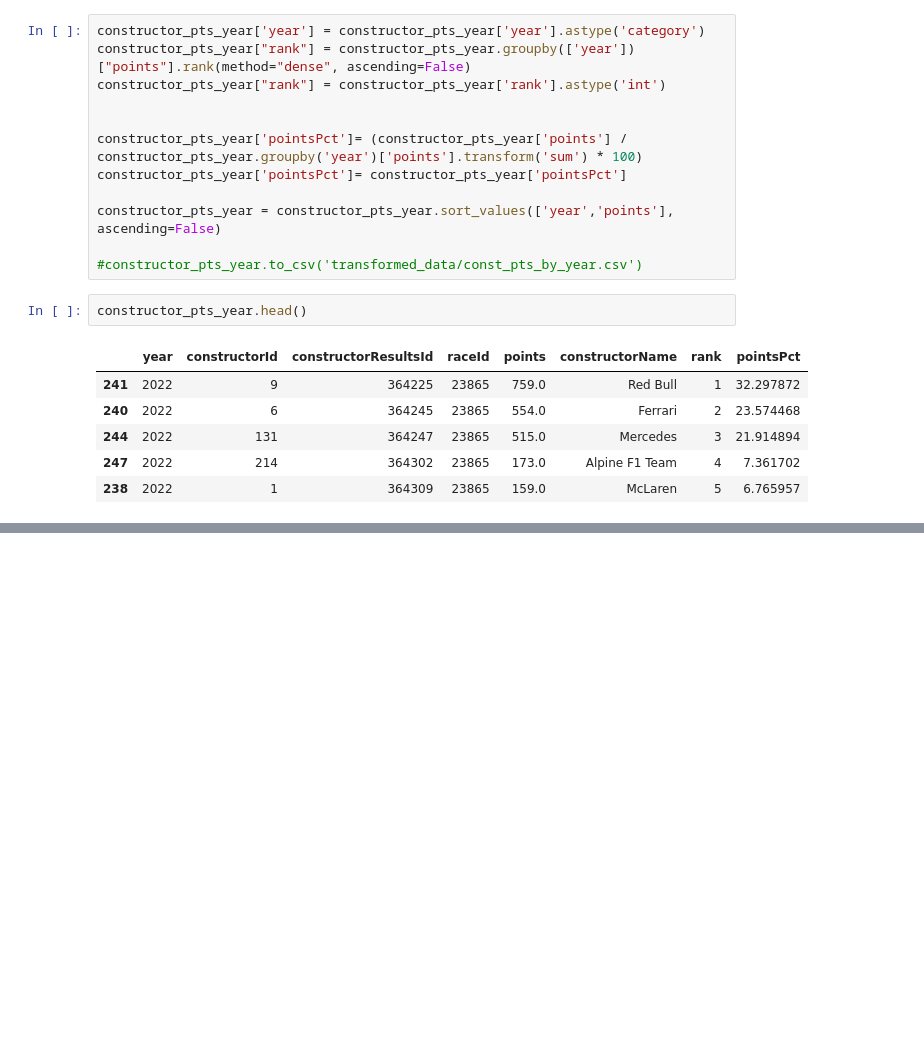
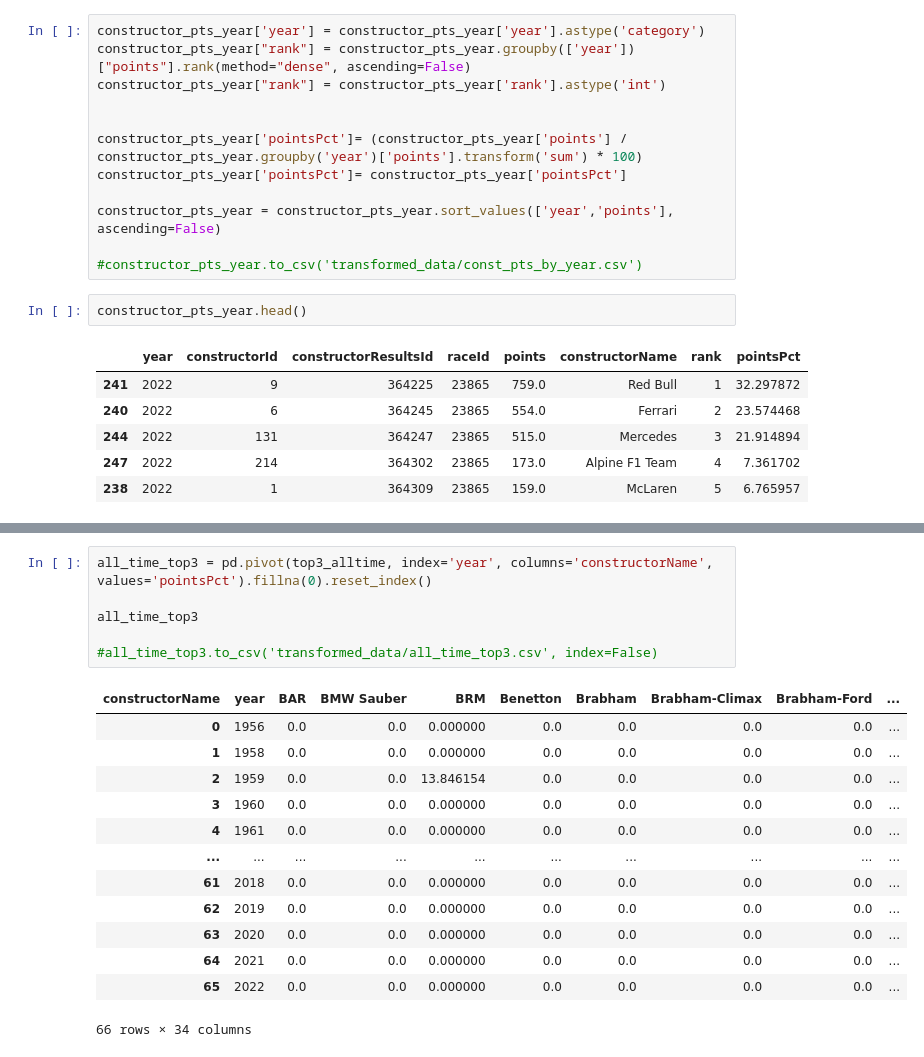
Before and after one commit to FarhatAdam/f1_pt_distribution, a Jupyter notebook: constructor_formatting.ipynb, the cells around one changed output, grey strips where cells are left out. Saved outputs shown, nothing was run; the diff lists cells and outputs as text; blank space fills up the shorter version.

```diff
--- a/constructor_formatting.ipynb
+++ b/constructor_formatting.ipynb
@@ -203,0 +294,20 @@ YNPct = constructor_pts_year['year','constructorName','pointsPct']
+# %%
+all_time_top3 = pd.pivot(top3_alltime, index='year', columns='constructorName', values='pointsPct').fillna(0).reset_index()
+
+all_time_top3
+
+#all_time_top3.to_csv('transformed_data/all_time_top3.csv', index=False)
+# %% [output]
+| constructorName | year | BAR | BMW Sauber | BRM | Benetton | Brabham | Brabham-Climax | Brabham-Ford | ... |
+| 0 | 1956 | 0.0 | 0.0 | 0.000000 | 0.0 | 0.0 | 0.0 | 0.0 | ... |
+| 1 | 1958 | 0.0 | 0.0 | 0.000000 | 0.0 | 0.0 | 0.0 | 0.0 | ... |
+| 2 | 1959 | 0.0 | 0.0 | 13.846154 | 0.0 | 0.0 | 0.0 | 0.0 | ... |
+| 3 | 1960 | 0.0 | 0.0 | 0.000000 | 0.0 | 0.0 | 0.0 | 0.0 | ... |
+| 4 | 1961 | 0.0 | 0.0 | 0.000000 | 0.0 | 0.0 | 0.0 | 0.0 | ... |
+| ... | ... | ... | ... | ... | ... | ... | ... | ... | ... |
+| 61 | 2018 | 0.0 | 0.0 | 0.000000 | 0.0 | 0.0 | 0.0 | 0.0 | ... |
+| 62 | 2019 | 0.0 | 0.0 | 0.000000 | 0.0 | 0.0 | 0.0 | 0.0 | ... |
+| 63 | 2020 | 0.0 | 0.0 | 0.000000 | 0.0 | 0.0 | 0.0 | 0.0 | ... |
+| 64 | 2021 | 0.0 | 0.0 | 0.000000 | 0.0 | 0.0 | 0.0 | 0.0 | ... |
+| 65 | 2022 | 0.0 | 0.0 | 0.000000 | 0.0 | 0.0 | 0.0 | 0.0 | ... |
+66 rows × 34 columns
```
Also changed, not shown: parts of 15 cells of this notebook, 12 other files.
